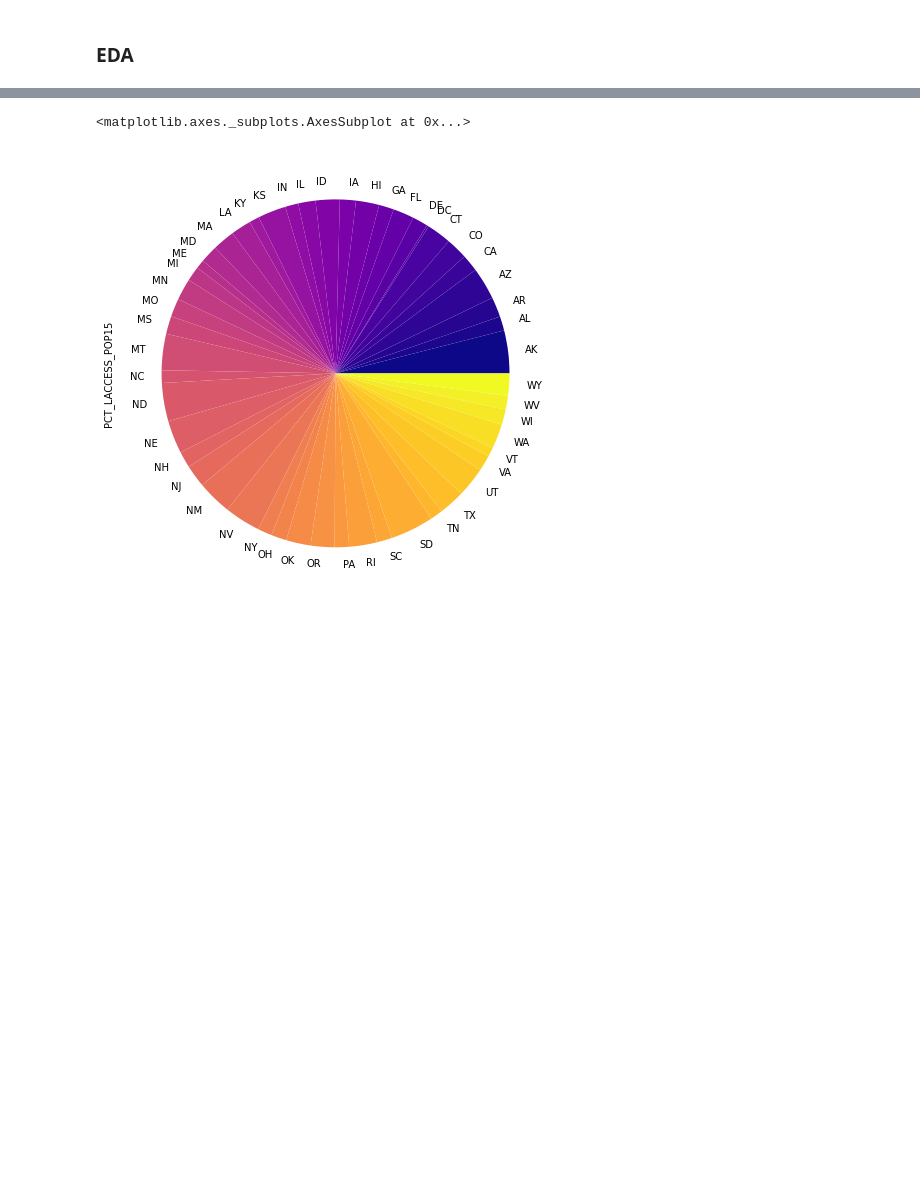
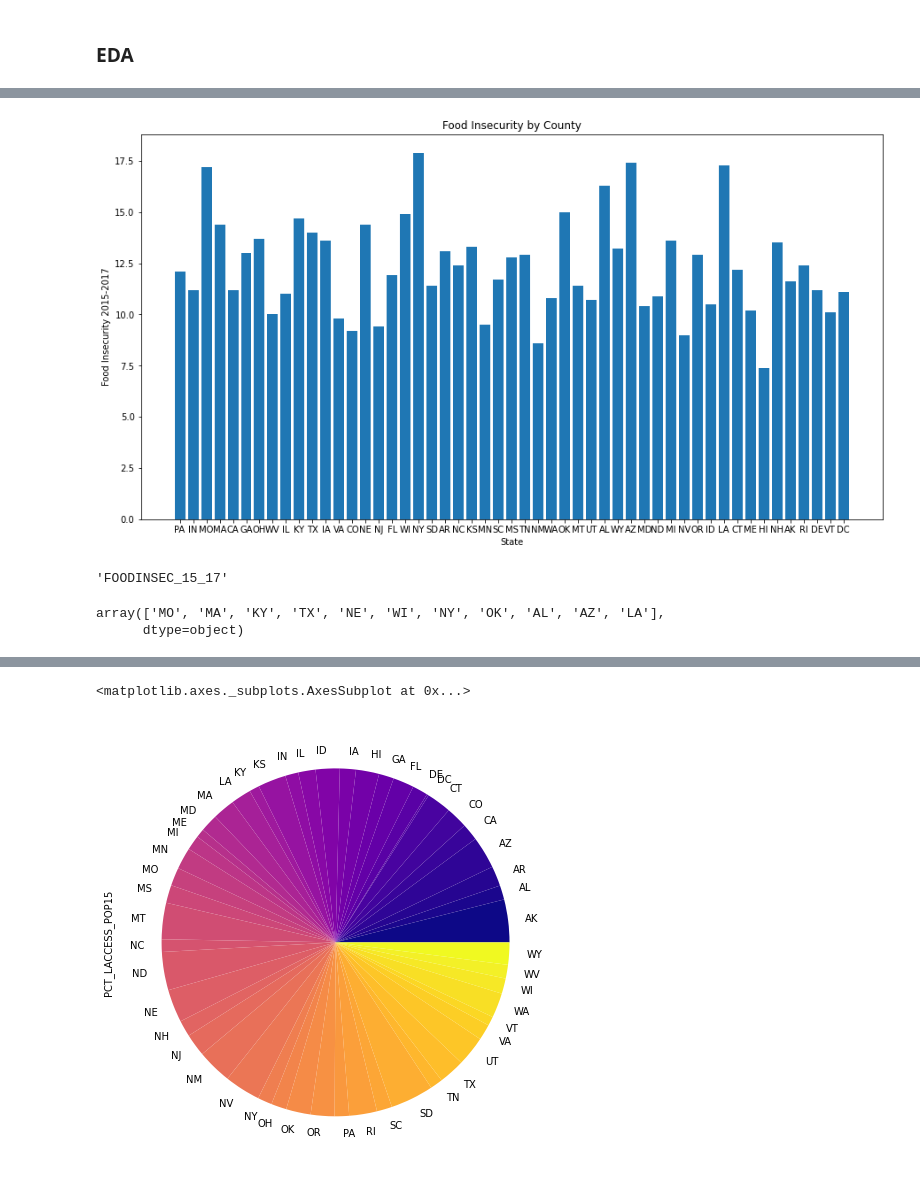
Before and after one commit to SamuelMiller413/N1-Work, a Jupyter notebook: N1_ML.ipynb, the cells around one changed output, grey strips where cells are left out. Cells and saved outputs as stored; diff of their text form; code cells hidden in the pictures; blank space fills up the shorter version.

```diff
--- a/N1_ML.ipynb
+++ b/N1_ML.ipynb
@@ -650,0 +983,45 @@ df_fda.groupby('State').PCT_LACCESS_POP15.mean().plot(kind='bar',colormap='plasm
+# %%
+fig, ax = plt.subplots(figsize=(15,8))
+ax.bar(train_df.loc[:,'State'],train_df.loc[:,'FOODINSEC_15_17'])
+ax.set(xlabel='State', ylabel='Food Insecurity 2015-2017',
+       title='Food Insecurity by County')
+# fig.figsize(6,20)
+# ax.scatter()
+
+# fig.savefig("test.png")
+plt.show()
+# %% [output]
+[figure, added]
+# %%
+high_fi.FOODINSEC_15_17.name
+# %% [output]
+'FOODINSEC_15_17'
+# %%
+import numpy as np
+import matplotlib.pyplot as plt
+from matplotlib import ticker
+
+coins = ['penny', 'nickle', 'dime', 'quarter']
+worth = np.array([.01, .05, .10, .25])
+
+# Coin values times *n* coins
+#    This controls how many bars we get in each group
+values = [worth*i for i in range(1,6)]
+
+n = len(values)                # Number of bars to plot
+w = .15                        # With of each column
+x = np.arange(0, len(coins))   # Center position of group on x axis
+
+for i, value in enumerate(values):
+    position = x + (w*(1-n)/2) + i*w
+    plt.bar(position, value, width=w, label=f'{i+1}x')
+
+plt.xticks(x, coins);
+
+plt.ylabel('Monetary Value')
+plt.gca().yaxis.set_major_formatter(ticker.FormatStrFormatter('$%.2f'))
+
+plt.legend()
+# %% [output]
+array(['MO', 'MA', 'KY', 'TX', 'NE', 'WI', 'NY', 'OK', 'AL', 'AZ', 'LA'],
+      dtype=object)
```
Also changed, not shown: parts of 42 cells of this notebook.
